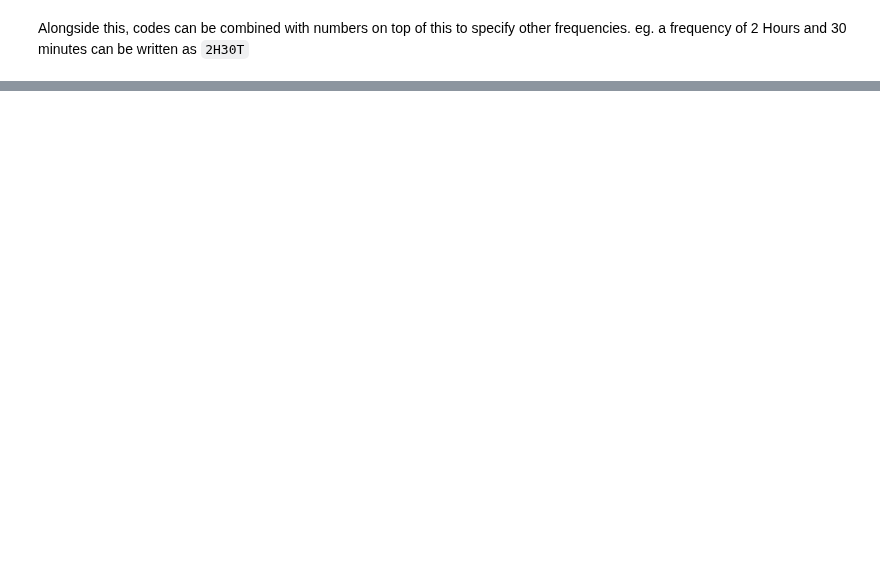
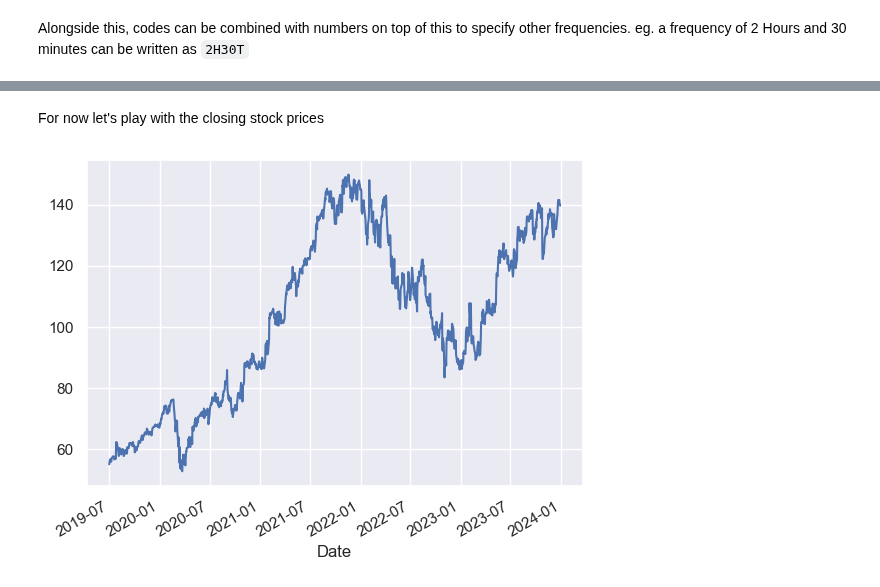
Before and after one commit to denis-james/Self-Learning, a Jupyter notebook: Pandas/11. Working with Time Series Data.ipynb, the cells around one changed output, grey strips where cells are left out. Drawn from its saved outputs; the diff is of its cells as text; code cells hidden in the pictures; blank space fills up the shorter version.

```diff
--- a/Pandas/11. Working with Time Series Data.ipynb
+++ b/Pandas/11. Working with Time Series Data.ipynb
@@ -199,0 +226,6 @@ TimedeltaIndex(['0 days 00:00:00', '0 days 02:30:00', '0 days 05:00:00',
+# %%
+from pandas_datareader import data
+
+# Fetch data from Stooq
+goog = data.DataReader('GOOGL', data_source='stooq',end='2024')
+print(goog.head())
@@ -199,0 +240,11 @@ TimedeltaIndex(['0 days 00:00:00', '0 days 02:30:00', '0 days 05:00:00',
+# %% [markdown]
+For now let's play with the closing stock prices
+# %%
+goog=goog['Close']
+
+%matplotlib inline
+import matplotlib.pyplot as plt
+import seaborn; seaborn.set_theme()
+goog.plot();
+# %% [output]
+[figure, added]
```
Also changed, not shown: parts of 19 cells of this notebook.
